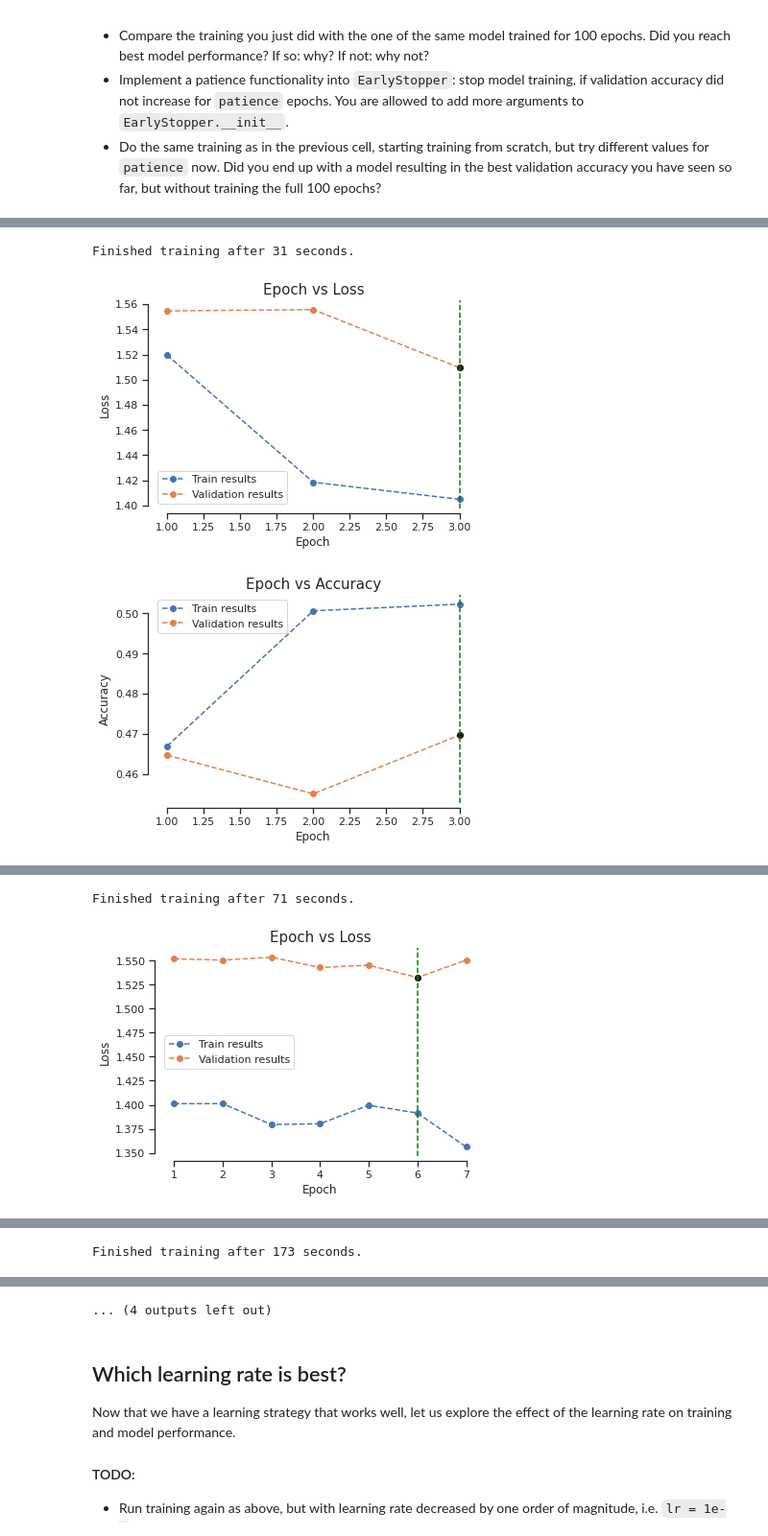
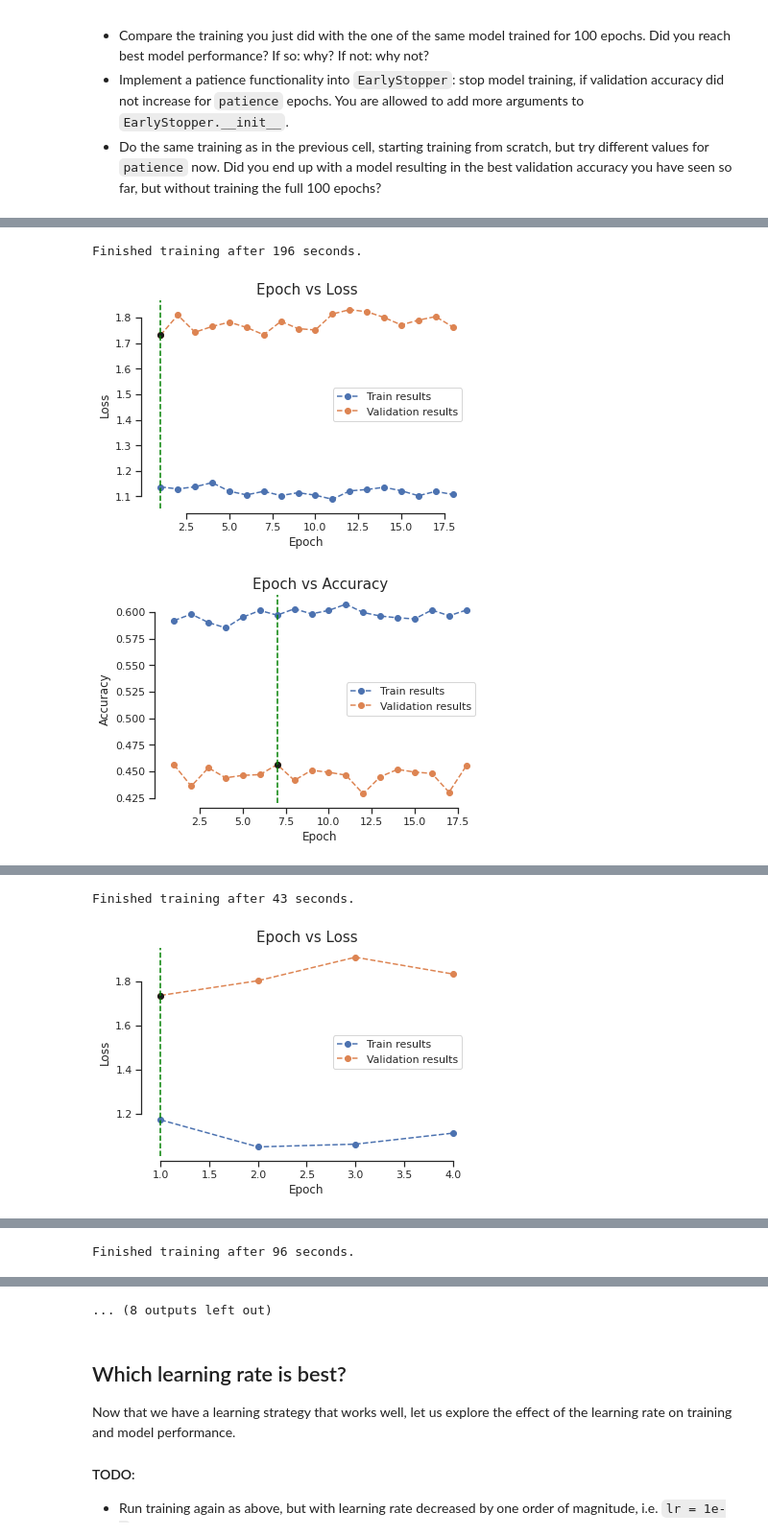
Before and after one commit to adjr2/deep_learning, a Jupyter notebook: Ex2_2022.ipynb, the cells around one changed output, grey strips where cells are left out. Shown at 96% size. Cells and saved outputs as stored; diff of their text form; code cells hidden in the pictures.

Commit message:
trained for 100 epochs

```diff
--- a/Ex2_2022.ipynb
+++ b/Ex2_2022.ipynb
@@ -797,7 +803,7 @@ class EarlyStopper:
         torch.save(model.state_dict(), self.path)
       else:
         self.move_on += 1
-        if self.move_on > self.patience:
+        if self.move_on == self.patience:
         # if self.move_on == self.patience:
           self.stop = True
 # %% [markdown]
@@ -813,7 +819,7 @@ class EarlyStopper:
 ## YOUR CODE HERE ##
 ####################
 
-num_epochs=5 #100
+num_epochs=100 #100
 
 lr = 1e-2
 optimizer = torch.optim.Adam(model.parameters(), lr=lr)
@@ -832,7 +838,8 @@ train_losses, val_losses, train_accs, val_accs, confusion_matrix = run_training(
                                                                                 num_epochs,
                                                                                 train_dataloader,
                                                                                 val_dataloader,
-                                                                                early_stopping)
+                                                                                early_stopping,
+                                                                                True)
 
 
 plot("Epoch vs Loss", "Loss", train_losses, val_losses,'linear',None,(min(val_losses),val_losses.index(min(val_losses))+1))
@@ -852,7 +863,7 @@ Finished training after 51 seconds.
 ## YOUR CODE HERE ##
 ####################
 
-num_epochs=20 #100
+num_epochs=100 #100
 
 lr = 1e-2
 optimizer = torch.optim.Adam(model.parameters(), lr=lr)
@@ -872,7 +883,8 @@ for i in [1,2,5,10]:
                                                                                   num_epochs,
                                                                                   train_dataloader,
                                                                                   val_dataloader,
-                                                                                  early_stopping)
+                                                                                  early_stopping,
+                                                                                  True)
 
   plot("Epoch vs Loss", "Loss", train_losses, val_losses,'linear',None,(min(val_losses),val_losses.index(min(val_losses))+1))
   plot("Epoch vs Accuracy", "Accuracy", train_accs, val_accs,'linear',None,(max(val_accs),val_accs.index(max(val_accs))+1))
@@ -881,4 +910,4 @@ for i in [1,2,5,10]:
 100.00% [10/10 00:02<00:00]
-Finished training after 31 seconds.
+Finished training after 196 seconds.
-[figure, old version]
+[figure, new version]
-[figure, old version]
+[figure, new version]
@@ -886,3 +918,3 @@ Finished training after 31 seconds.
 100.00% [10/10 00:02<00:00]
-Finished training after 71 seconds.
+Finished training after 43 seconds.
-[figure, old version]
+[figure, new version]
@@ -891,2 +931,2 @@ Finished training after 71 seconds.
 100.00% [10/10 00:02<00:00]
-Finished training after 173 seconds.
+Finished training after 96 seconds.
@@ -895,4 +935,4 @@ Finished training after 173 seconds.
-... (4 outputs left out)
+... (8 outputs left out)
 # %% [markdown]
 ## Which learning rate is best?
 
```
Also changed, not shown: parts of 10 cells of this notebook.
